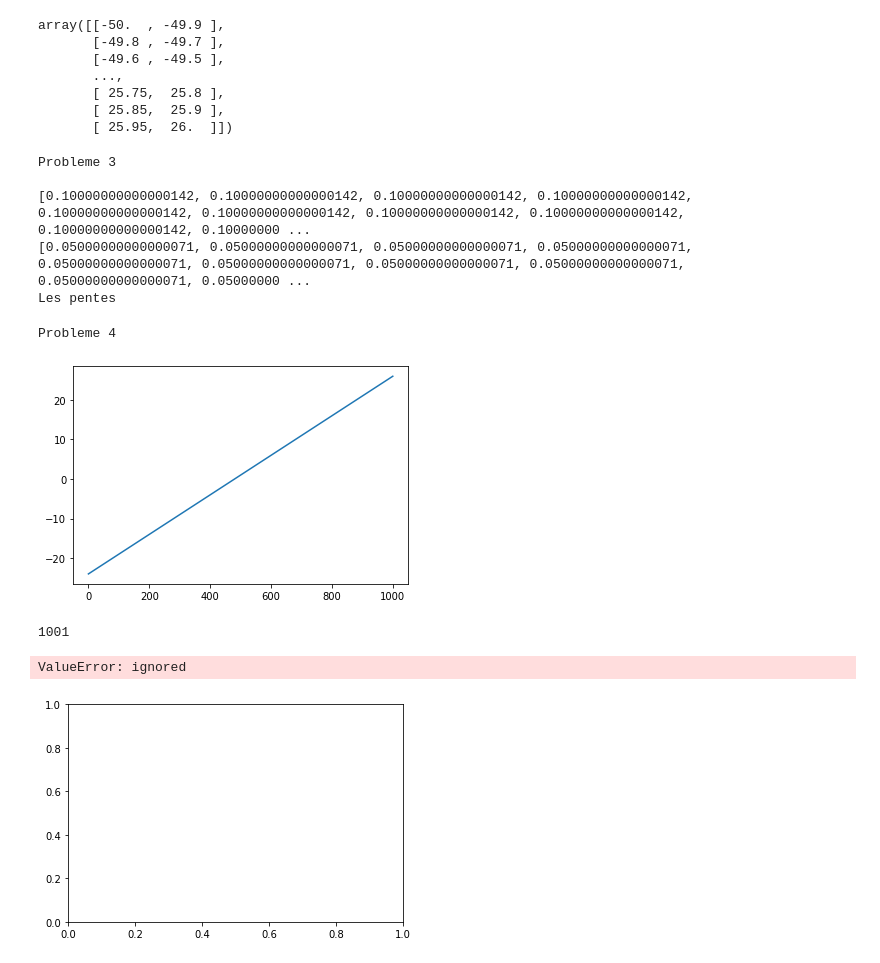
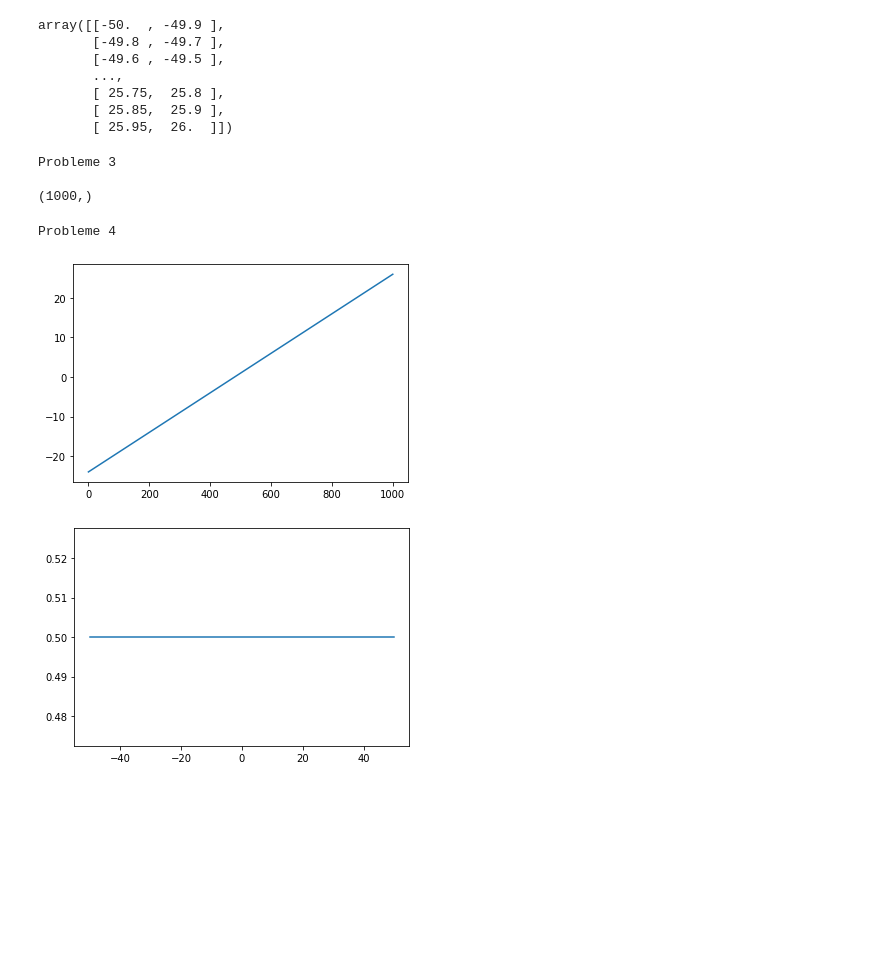
Before and after one commit to AngeMervaneJdev/ML_AI_1, a Jupyter notebook: dimensional.ipynb, the cells around one changed output. Cells and saved outputs as stored; diff of their text form; code cells hidden in the pictures; blank space fills up the shorter version.

```diff
--- a/dimensional.ipynb
+++ b/dimensional.ipynb
@@ -31,46 +30,26 @@ array([[-50.  , -49.9 ],
 # %%
 print("Probleme 3\n")
 # changement X et Y dans x3 et y3 respectivement
-y1=Y[1:]
-y2=Y[:-1]
-y3=[]
+G=(Y[1:]-Y[:-1])/(X[1:]-X[:-1])
 
-x1=X[1:]
-x2=X[:-1]
-x3=[]
-i=0
-for _ in x1:
-    x3.append(x1[i]-x2[i])
-    y3.append(y1[i]-y2[i])
-    i+=1
-
-print(x3)
-print(y3)
-G=[]
-print("Les pentes\n")
-i=0
-for _ in range(len(x3)):
-  G.append(y3[i]/x3[i])
+print(G.shape)
 # %% [output]
 Probleme 3
 
-[0.10000000000000142, 0.10000000000000142, 0.10000000000000142, 0.10000000000000142, 0.10000000000000142, 0.10000000000000142, 0.10000000000000142, 0.10000000000000142, 0.10000000000000142, 0.10000000 ...
-[0.05000000000000071, 0.05000000000000071, 0.05000000000000071, 0.05000000000000071, 0.05000000000000071, 0.05000000000000071, 0.05000000000000071, 0.05000000000000071, 0.05000000000000071, 0.05000000 ...
-Les pentes
+(1000,)
 # %%
 print("Probleme 4\n")
 import matplotlib.pyplot as plt
 
 plt.plot(Y)
 plt.show()
+
+# la dérivé de 1/2x+1 est 0.5
+# d'ou quelque soit x, G=0.5
+G=np.full(1001,0.5)
+plt.plot(X,G)
+plt.show()
 # %% [output]
 Probleme 4
 [figure]
+[figure, added]
-# %%
-print(len(X))
-plt.plot(X,G)
-plt.show()
-# %% [output]
-1001
-ValueError: ignored
-[figure, removed]
```
Also changed, not shown: parts of 3 cells of this notebook.
